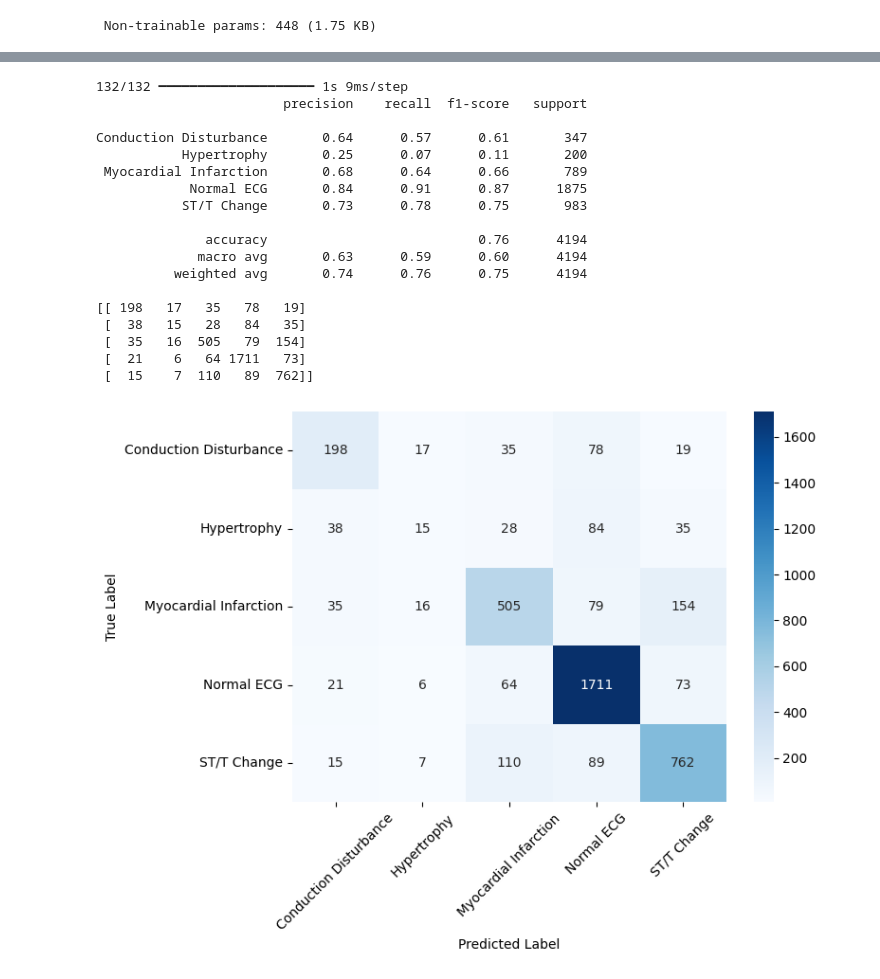
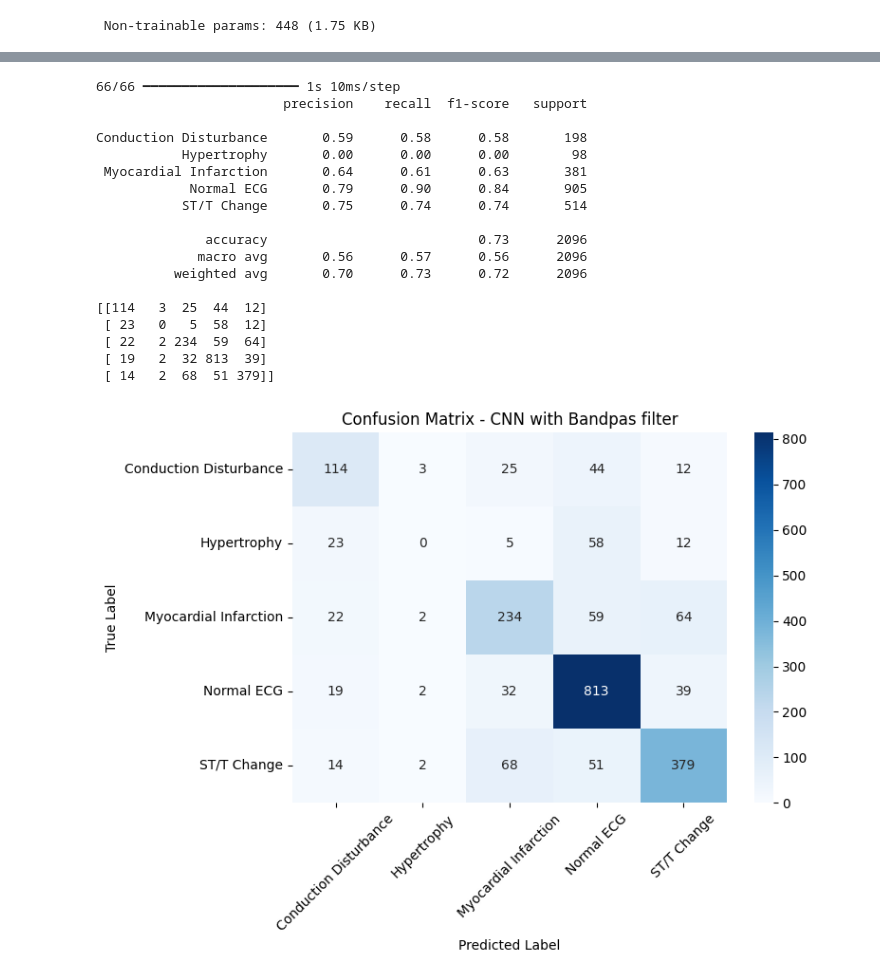
Before and after one commit to Willatron09/Dissertation, a Jupyter notebook: BandpassFilterCNN.ipynb, the cells around one changed output, grey strips where cells are left out. Saved outputs shown, nothing was run; the diff lists cells and outputs as text; code cells hidden in the pictures.

```diff
--- a/BandpassFilterCNN.ipynb
+++ b/BandpassFilterCNN.ipynb
@@ -162,10 +102,10 @@ Name: count, dtype: int64
 import pandas as pd
 df = pd.DataFrame()
 
-# Extract only the first lead from the ECG signal
 df['ecg_signal'] = list(ecg_data)
 df['diagnosis'] = patient_data['mapped_class'].values
 df['age'] = patient_data['age'].values
+df['strat_fold'] = patient_data['strat_fold'].values
 df = df[(df['age'] <= 100) & (df['age'] >= 18)]
 df
 # %% [output]
@@ -203,12 +145,10 @@ df
 # %%
 import numpy as np
-from sklearn.model_selection import train_test_split
 from sklearn.preprocessing import LabelEncoder
 from tensorflow.keras.utils import to_categorical
 from scipy.signal import butter, sosfiltfilt
 
 X = np.stack(df["ecg_signal"].to_numpy())
-
 
 def bandpass_ecg(X, fs=100, low=0.5, high=40.0, order=4):
     nyq = 0.5 * fs
@@ -229,10 +169,23 @@ le = LabelEncoder()
 y_int = le.fit_transform(df["diagnosis"])
 y = to_categorical(y_int)
 
+train_mask = df['strat_fold'].isin([1,2,3,4,5,6,7,8])
+val_mask = df['strat_fold'] == 9
+test_mask = df['strat_fold'] == 10
 
-X_train, X_val, y_train, y_val = train_test_split(
-    X, y, test_size=0.2, random_state=42, stratify=y_int
-)
+X_train = X[train_mask]
+X_val = X[val_mask]
+X_test = X[test_mask]
 
-print("X:", X_train.shape, "y:", y_train.shape)
+y_train = y[train_mask]
+y_val = y[val_mask]
+y_test = y[test_mask]
+
+y_train_int = y_int[train_mask]
+y_val_int = y_int[val_mask]
+y_test_int = y_int[test_mask]
+
+print("X_train:", X_train.shape, "y_train:", y_train.shape)
+print("X_val:", X_val.shape, "y_val:", y_val.shape)
+print("X_test:", X_test.shape, "y_test:", y_test.shape)
 # %% [output]
@@ -339,51 +297,51 @@ y_true = y_val.argmax(axis=1)
 print(classification_report(y_true, y_pred, target_names=le.classes_))
 print(confusion_matrix(y_true, y_pred))
 # %% [output]
-132/132 ━━━━━━━━━━━━━━━━━━━━ 1s 9ms/step
+66/66 ━━━━━━━━━━━━━━━━━━━━ 1s 10ms/step
                         precision    recall  f1-score   support
 
-Conduction Disturbance       0.64      0.57      0.61       347
-           Hypertrophy       0.25      0.07      0.11       200
- Myocardial Infarction       0.68      0.64      0.66       789
-            Normal ECG       0.84      0.91      0.87      1875
-           ST/T Change       0.73      0.78      0.75       983
+Conduction Disturbance       0.59      0.58      0.58       198
+           Hypertrophy       0.00      0.00      0.00        98
+ Myocardial Infarction       0.64      0.61      0.63       381
+            Normal ECG       0.79      0.90      0.84       905
+           ST/T Change       0.75      0.74      0.74       514
 
-              accuracy                           0.76      4194
-             macro avg       0.63      0.59      0.60      4194
-          weighted avg       0.74      0.76      0.75      4194
+              accuracy                           0.73      2096
+             macro avg       0.56      0.57      0.56      2096
+          weighted avg       0.70      0.73      0.72      2096
 
-[[ 198   17   35   78   19]
- [  38   15   28   84   35]
- [  35   16  505   79  154]
- [  21    6   64 1711   73]
- [  15    7  110   89  762]]
+[[114   3  25  44  12]
+ [ 23   0   5  58  12]
+ [ 22   2 234  59  64]
+ [ 19   2  32 813  39]
+ [ 14   2  68  51 379]]
 # %%
 from sklearn.metrics import confusion_matrix
 import numpy as np
 
 cm = confusion_matrix(y_true, y_pred)
 
 import seaborn as sns
 import matplotlib.pyplot as plt
 
 plt.figure(figsize=(8,6))
 
 sns.heatmap(
     cm,
     annot=True,
     fmt="d",
     cmap="Blues",
     xticklabels=le.classes_,
     yticklabels=le.classes_
 )
 
 plt.xlabel("Predicted Label")
 plt.ylabel("True Label")
-
+plt.title("Confusion Matrix - CNN with Bandpas filter")
 plt.xticks(rotation=45)
 plt.yticks(rotation=0)
 
 plt.tight_layout()
 plt.show()
 # %% [output]
-[figure, old version]
+[figure, new version]
```
Also changed, not shown: parts of 8 cells of this notebook, 1 other file.
